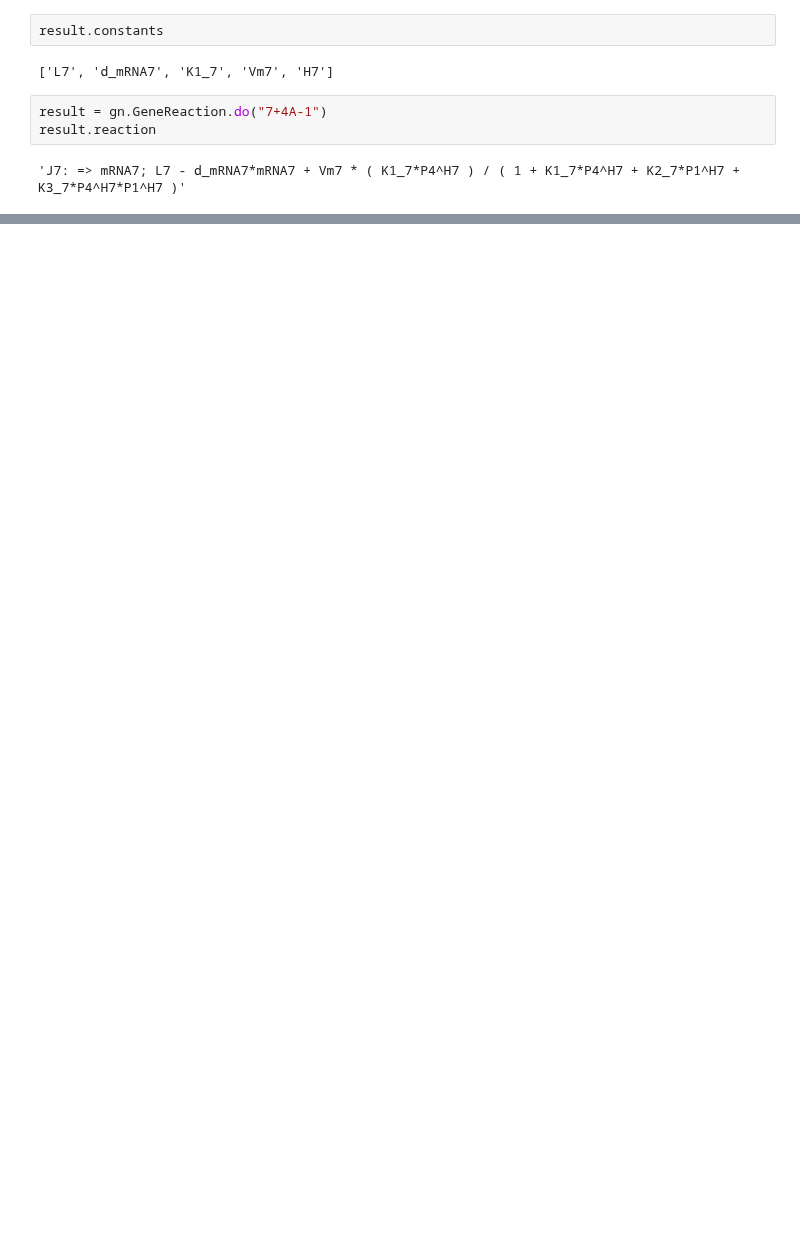
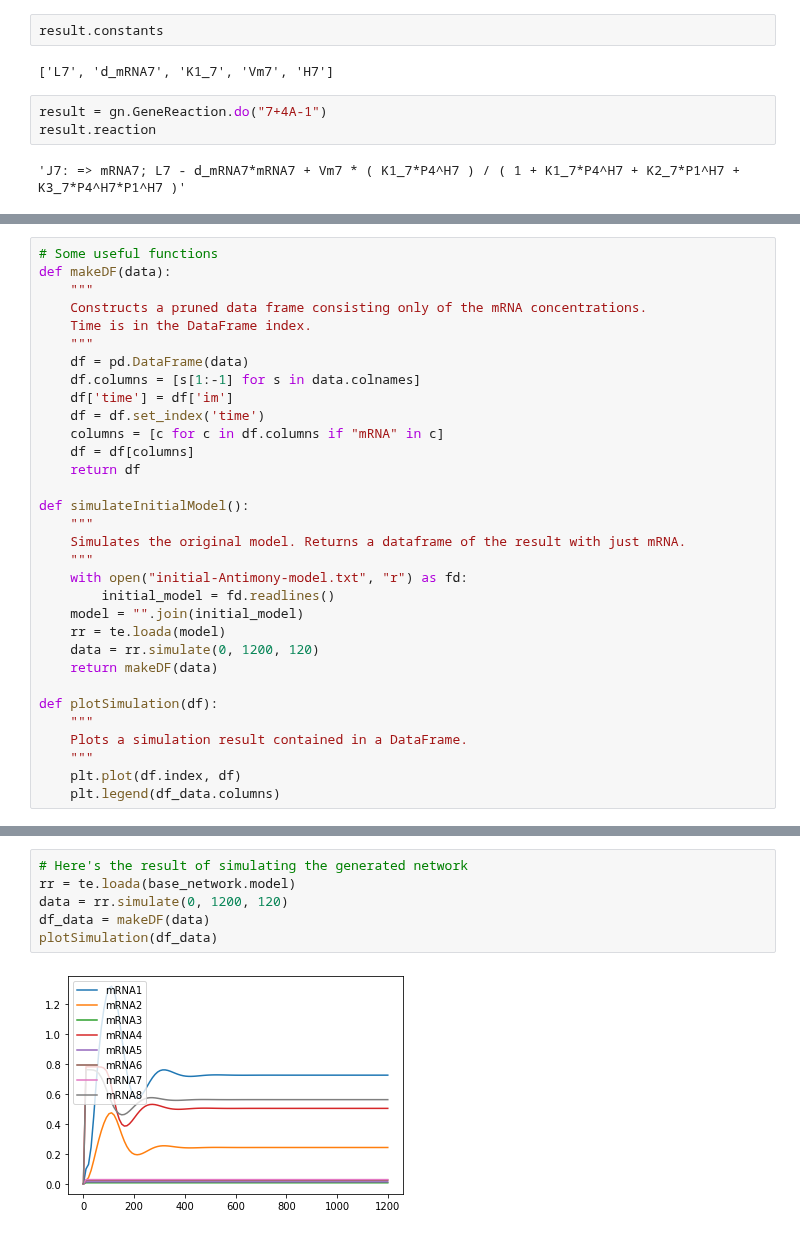
Before and after one commit to ModelEngineering/advancing-biomedical-models, a Jupyter notebook: lectures/lecture_17/lecture_17_Generating_Models.ipynb, the cells around one changed output, grey strips where cells are left out. Saved outputs shown, nothing was run; the diff lists cells and outputs as text; blank space fills up the shorter version.

Commit message:
Revised demonstration of tool for network construction

```diff
--- a/lectures/lecture_17/lecture_17_Generating_Models.ipynb
+++ b/lectures/lecture_17/lecture_17_Generating_Models.ipynb
@@ -130,0 +46,32 @@ base_network._uninitialize_constants
+# %%
+# Some useful functions
+def makeDF(data):
+    """
+    Constructs a pruned data frame consisting only of the mRNA concentrations.
+    Time is in the DataFrame index.
+    """
+    df = pd.DataFrame(data)
+    df.columns = [s[1:-1] for s in data.colnames]
+    df['time'] = df['im']
+    df = df.set_index('time')
+    columns = [c for c in df.columns if "mRNA" in c]
+    df = df[columns]
+    return df
+
+def simulateInitialModel():
+    """
+    Simulates the original model. Returns a dataframe of the result with just mRNA.
+    """
+    with open("initial-Antimony-model.txt", "r") as fd:
+        initial_model = fd.readlines()
+    model = "".join(initial_model)
+    rr = te.loada(model)
+    data = rr.simulate(0, 1200, 120)
+    return makeDF(data)
+
+def plotSimulation(df):
+    """
+    Plots a simulation result contained in a DataFrame.
+    """
+    plt.plot(df.index, df)
+    plt.legend(df_data.columns)
@@ -130,0 +126,8 @@ base_network._uninitialize_constants
+# %%
+# Here's the result of simulating the generated network
+rr = te.loada(base_network.model)
+data = rr.simulate(0, 1200, 120)
+df_data = makeDF(data)
+plotSimulation(df_data)
+# %% [output]
+[figure, added]
```
Also changed, not shown: parts of 24 cells of this notebook, 1 other file.
